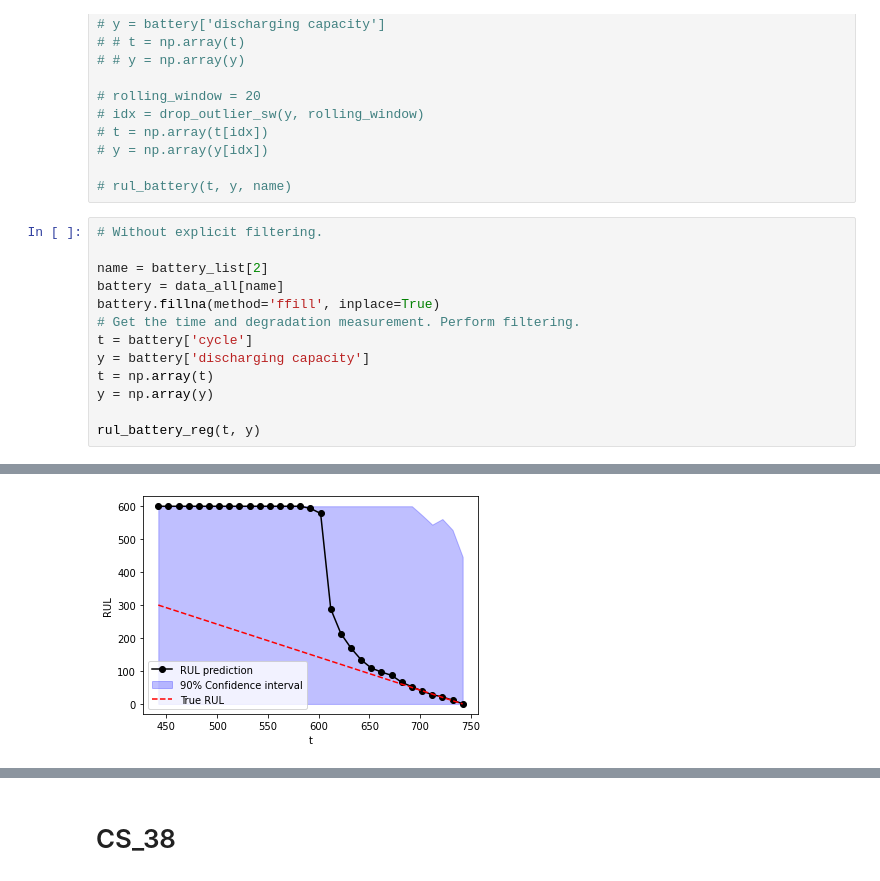
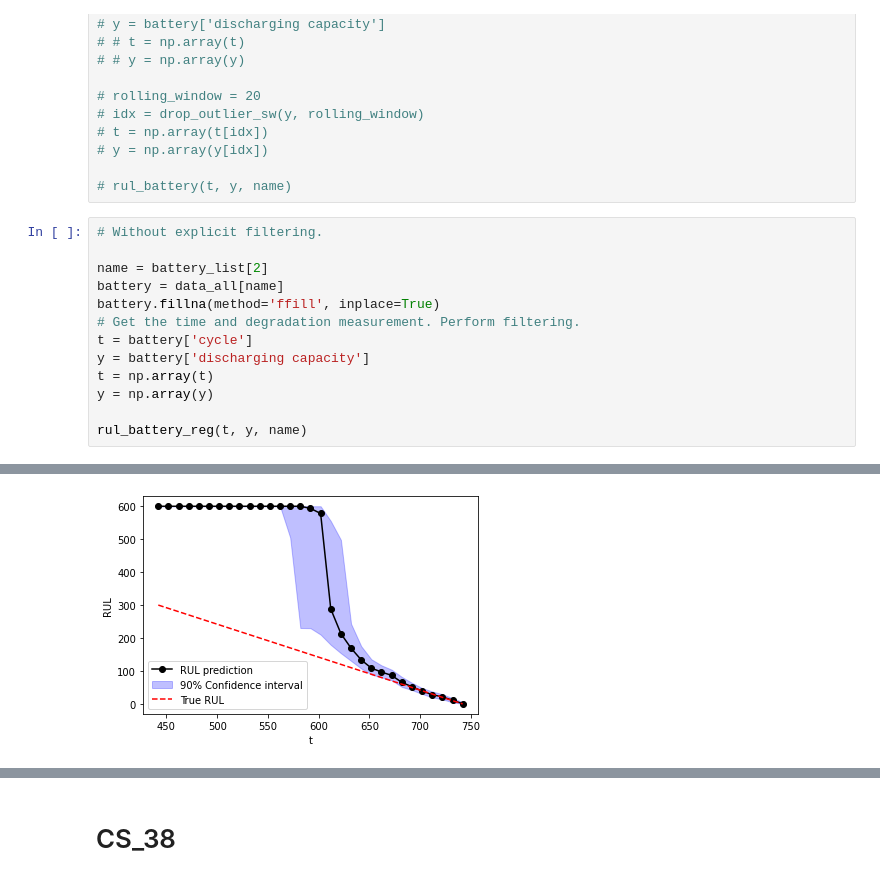
Before and after one commit to sonic160/battery_calce, a Jupyter notebook: rul_reg.ipynb, the cells around one changed output, grey strips where cells are left out. Drawn from its saved outputs; the diff is of its cells as text.

```diff
--- a/rul_reg.ipynb
+++ b/rul_reg.ipynb
@@ -143,5 +105,5 @@ y = battery['discharging capacity']
 t = np.array(t)
 y = np.array(y)
 
-rul_battery_reg(t, y)
+rul_battery_reg(t, y, name)
 # %% [output]
@@ -153 +115 @@ rul_battery_reg(t, y)
-[figure, old version]
+[figure, new version]
```
Also changed, not shown: parts of 9 cells of this notebook, 9 other files.
